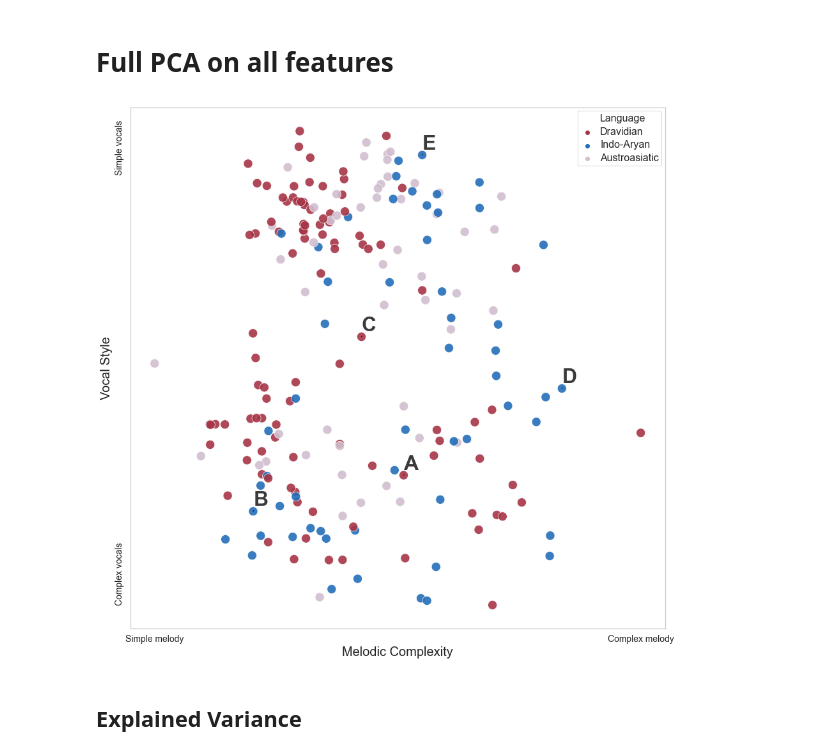
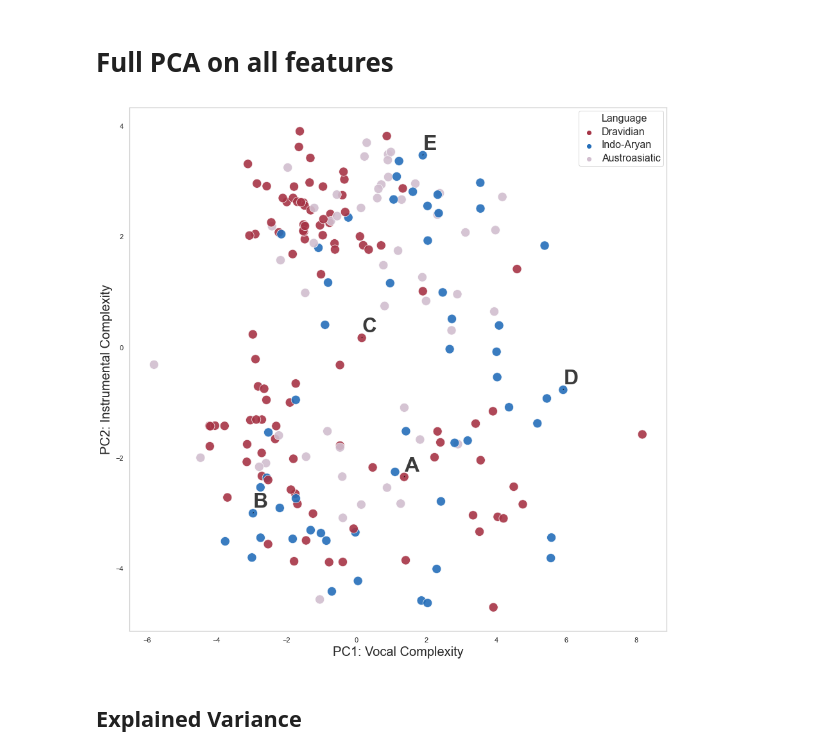
Before and after one commit to comp-music-lab/sfc-journal-2020, a Jupyter notebook: PCA.ipynb, the cells around one changed output. Saved outputs shown, nothing was run; the diff lists cells and outputs as text; code cells hidden in the pictures.

```diff
--- a/PCA.ipynb
+++ b/PCA.ipynb
@@ -49,8 +49,8 @@ x = np.nan_to_num(x)
 pca = PCA(n_components=2)
 principalComponents = pca.fit_transform(x)
 
-pc1 = 'Vocal Complexity'
-pc2 = 'Orchestral Complexity'
+pc1 = 'PC1: Vocal Complexity'
+pc2 = 'PC2: Instrumental Complexity'
 
 principalDf = pd.DataFrame(data = principalComponents
              , columns = [pc1, pc2])
@@ -162,8 +162,8 @@ x = codings.loc[:, features].values
 x = StandardScaler().fit_transform(x)
 y = codings.loc[:,['language']].values
 # %%
-pc1 = 'Melodic Complexity'
-pc2 = 'Vocal Style'
+pc1 = 'PC1: Vocal Complexity'
+pc2 = 'PC2: Instrumental Complexity'
 
 x = np.nan_to_num(x)
 pca = PCA(n_components=2)
@@ -175,7 +175,7 @@ principalDf = pd.DataFrame(data = principalComponents
 finalDf = pd.concat([principalDf, codings['language']], axis = 1)
 # %%
 finalDf.to_csv('./data/pca_coords.csv')
-finalDf['Vocal Style'] = finalDf['Vocal Style']*-1
+finalDf[pc2] = finalDf[pc2]*-1
 # %%
 codings = codings.rename(columns = {'language':'Language'})
 codings = codings.replace({'Indo-European':'Indo-Aryan'})
@@ -192,41 +192,41 @@ targets = codings['Language']
 
 ax = sns.scatterplot(finalDf.loc[:, pc1],
                      finalDf.loc[:, pc2],
                      palette=['#A63446', '#246EB9', '#D1BECF'], alpha=.9, hue=targets, s=200)
 
 #axis labels
 ax.set_xlabel(pc1, fontsize=20)
 ax.set_ylabel(pc2, fontsize=20)
 
 #legend
 plt.setp(ax.get_legend().get_texts(), fontsize='16') # for legend text
 
-plt.xticks((finalDf[pc1].min(),finalDf[pc1].max()),
-           ('Simple melody', 'Complex melody'),
-           fontsize=14)
-
-plt.yticks((finalDf[pc2].min(),finalDf[pc2].max()-.8),
-           ('Complex vocals', 'Simple vocals'),
-           rotation='vertical', va='bottom',fontsize=14)
+# plt.xticks((finalDf[pc1].min(),finalDf[pc1].max()),
+#            ('Simple vocals', 'Complex vocals'),
+#            fontsize=14)
+#
+#  plt.yticks((finalDf[pc2].min(),finalDf[pc2].max()-.8),
+#            ('Complex instrumentals', 'Simple instrumentals'),
+#            rotation='vertical', va='bottom',fontsize=14)
 
 labels = []
 
 for line in range(0,codings.shape[0]):
     coding = codings.loc[line, 'canto_coding_id']
     if str(coding) in examples.keys():
         labels.append(plt.text(finalDf.loc[line, pc1],
                   finalDf.loc[line, pc2],
                   examples[str(coding)],
                   ha='center', va='center', alpha=.9,
                   weight='bold', size='large', fontsize=32))
 
 #adjust annotations
 adjust_text(labels, arrowprops=dict(arrowstyle='-', alpha=.9, color='black'))
 
 #save to disk
 plt.savefig("./figs/pca/all_recordings_all_feat.png")
 # %% [output]
-[figure, old version]
+[figure, new version]
 # %% [markdown]
 ## Explained Variance
 # %%
```
Also changed, not shown: parts of 5 cells of this notebook, 11 other files.
